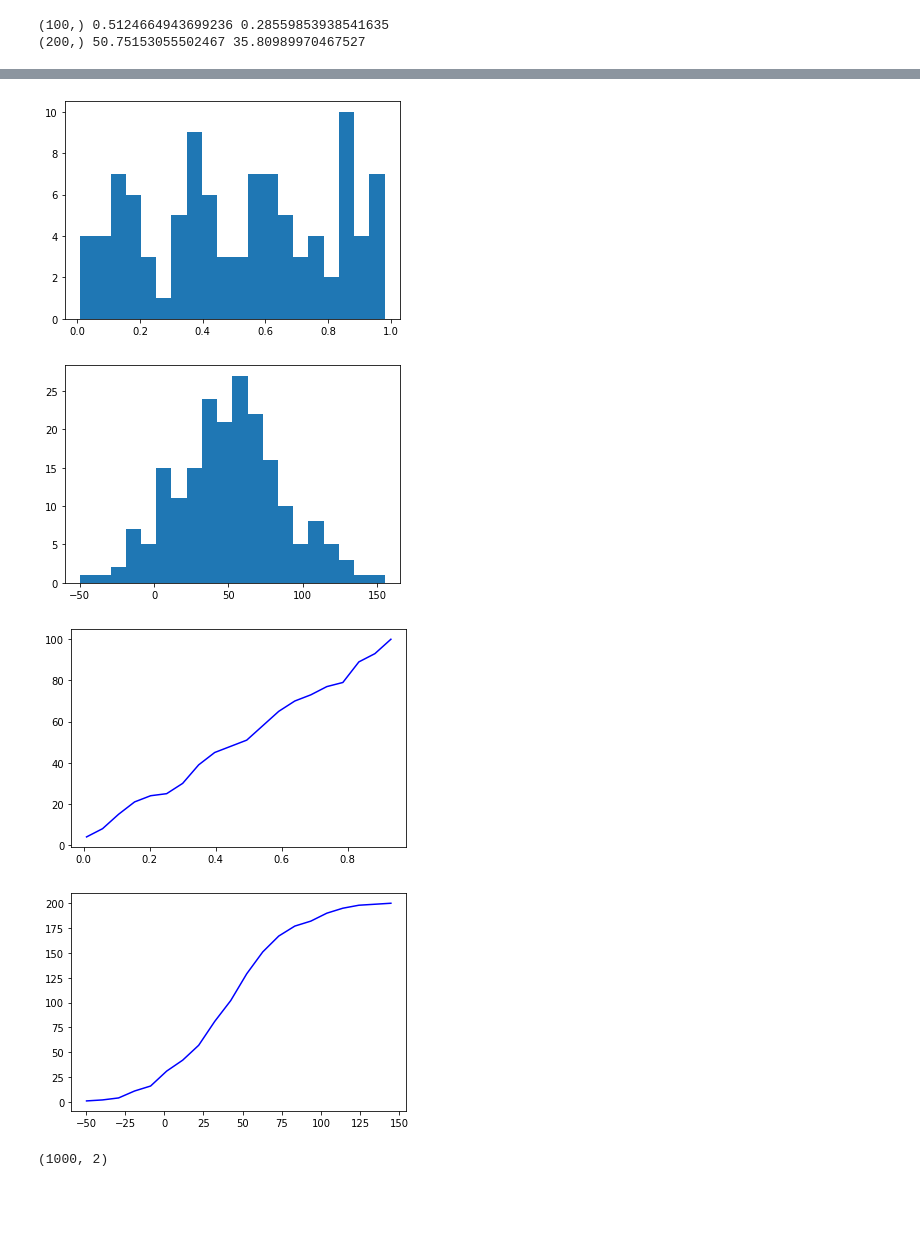
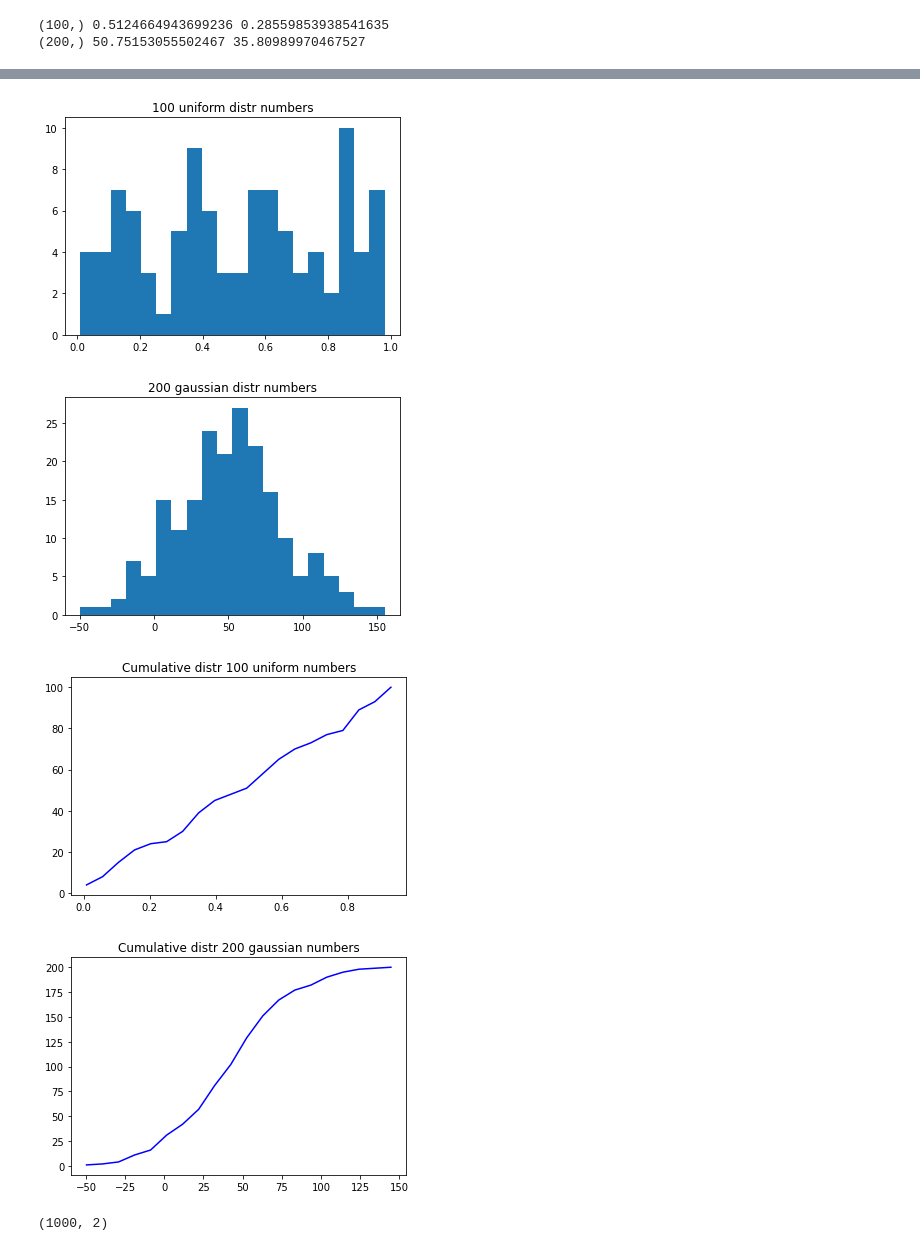
Before and after one commit to sarkunz/CS6635-Assign1, a Jupyter notebook: assign1.ipynb, the cells around one changed output, grey strips where cells are left out. Cells and saved outputs as stored; diff of their text form; code cells hidden in the pictures; blank space fills up the shorter version.

```diff
--- a/assign1.ipynb
+++ b/assign1.ipynb
@@ -38,17 +40,19 @@ plt.show()
 # %%
 """
 3
 Histogram of both arrays using 20 bins
 """
 
 plt.hist(unif, 20)
+plt.title("100 uniform distr numbers")
 plt.show()
 
 plt.hist(gauss, 20)
+plt.title("200 gaussian distr numbers")
 plt.show()
 # %% [output]
-[figure, old version]
+[figure, new version]
-[figure, old version]
+[figure, new version]
 # %%
 #4
 #Write the arrays into a binary file
@@ -63,15 +67,17 @@ gauss_in = np.fromfile("gauss")
 vals, base = np.histogram(unif, bins=20)
 cumulative = np.cumsum(vals)
 plt.plot(base[:-1], cumulative, c='blue')
+plt.title("Cumulative distr 100 uniform numbers")
 plt.show()
 
 vals, base = np.histogram(gauss, bins=20)
 cumulative = np.cumsum(vals)
 plt.plot(base[:-1], cumulative, c='blue')
+plt.title("Cumulative distr 200 gaussian numbers")
 plt.show()
 # %% [output]
-[figure, old version]
+[figure, new version]
-[figure, old version]
+[figure, new version]
 # %%
 """
 4a
```
Also changed, not shown: parts of 6 cells of this notebook, 2 other files.
